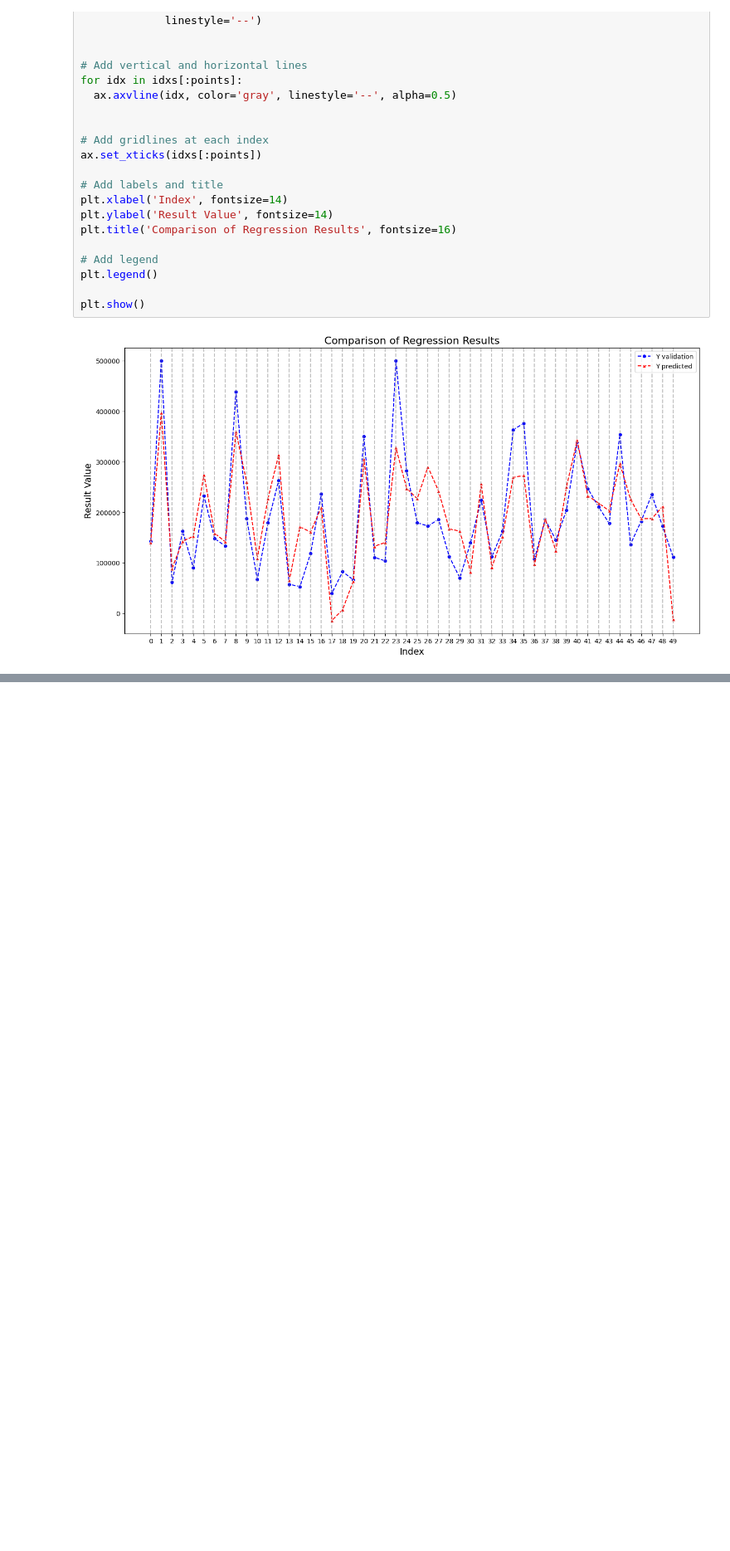
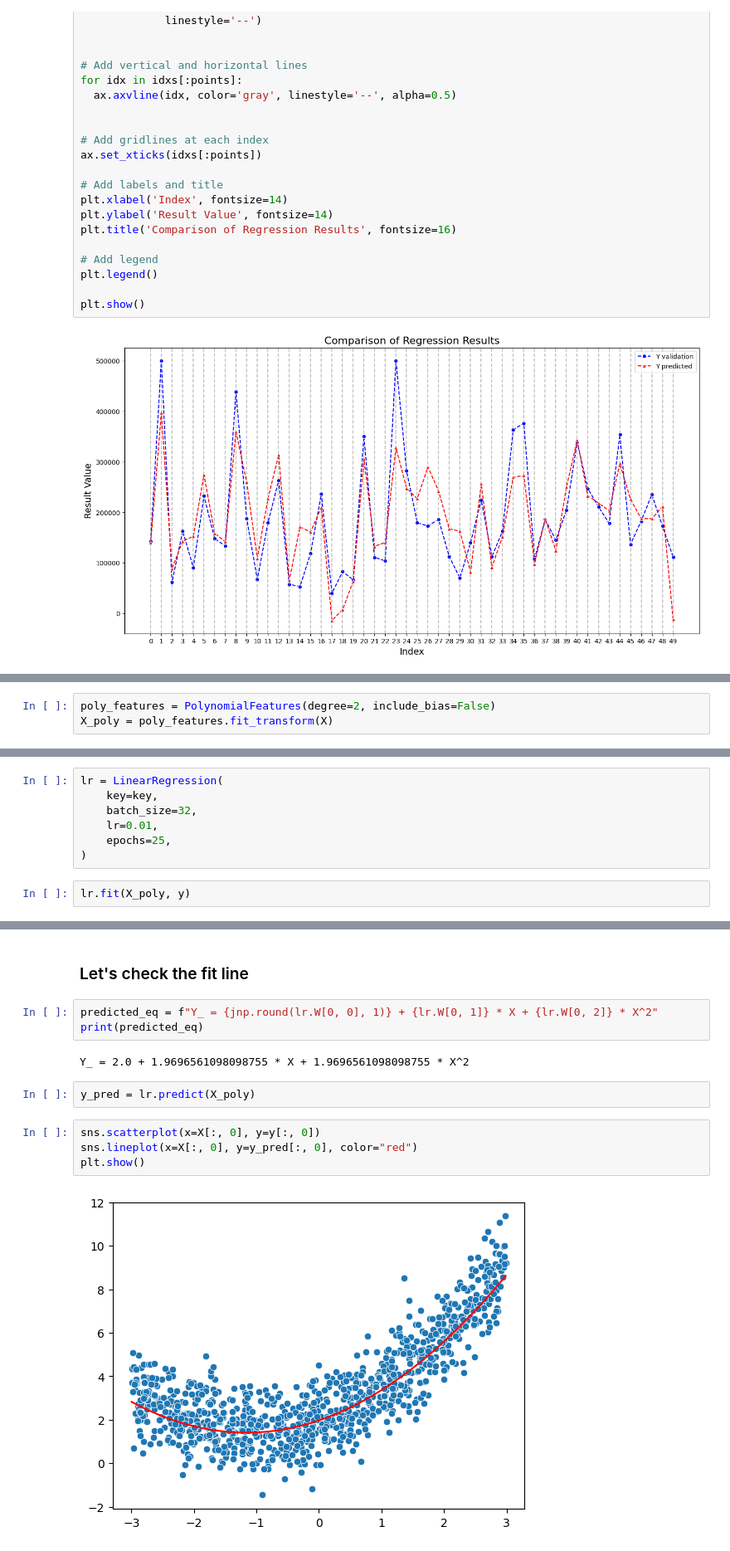
Before and after one commit to sachinprasadhs/AI-Concepts, a Jupyter notebook: Common Concepts/Linear Regression/linear_regression_from_scratch.ipynb, the cells around one changed output, grey strips where cells are left out. Shown: that part at 83% size. Cells and saved outputs as stored; diff of their text form; blank space fills up the shorter version.

```diff
--- a/Common Concepts/Linear Regression/linear_regression_from_scratch.ipynb
+++ b/Common Concepts/Linear Regression/linear_regression_from_scratch.ipynb
@@ -534,0 +553,3 @@ print(f"{skm.r2_score(y_val, y_pred)*100}% of the variance in the dependent vari
+# %%
+poly_features = PolynomialFeatures(degree=2, include_bias=False)
+X_poly = poly_features.fit_transform(X)
@@ -534,0 +558,9 @@ print(f"{skm.r2_score(y_val, y_pred)*100}% of the variance in the dependent vari
+# %%
+lr = LinearRegression(
+    key=key,
+    batch_size=32,
+    lr=0.01,
+    epochs=25,
+)
+# %%
+lr.fit(X_poly, y)
@@ -534,0 +585,15 @@ print(f"{skm.r2_score(y_val, y_pred)*100}% of the variance in the dependent vari
+# %% [markdown]
+### Let's check the fit line
+# %%
+predicted_eq = f"Y_ = {jnp.round(lr.W[0, 0], 1)} + {lr.W[0, 1]} * X + {lr.W[0, 2]} * X^2"
+print(predicted_eq)
+# %% [output]
+Y_ = 2.0 + 1.9696561098098755 * X + 1.9696561098098755 * X^2
+# %%
+y_pred = lr.predict(X_poly)
+# %%
+sns.scatterplot(x=X[:, 0], y=y[:, 0])
+sns.lineplot(x=X[:, 0], y=y_pred[:, 0], color="red")
+plt.show()
+# %% [output]
+[figure, added]
```
Also changed, not shown: parts of 19 cells of this notebook.
